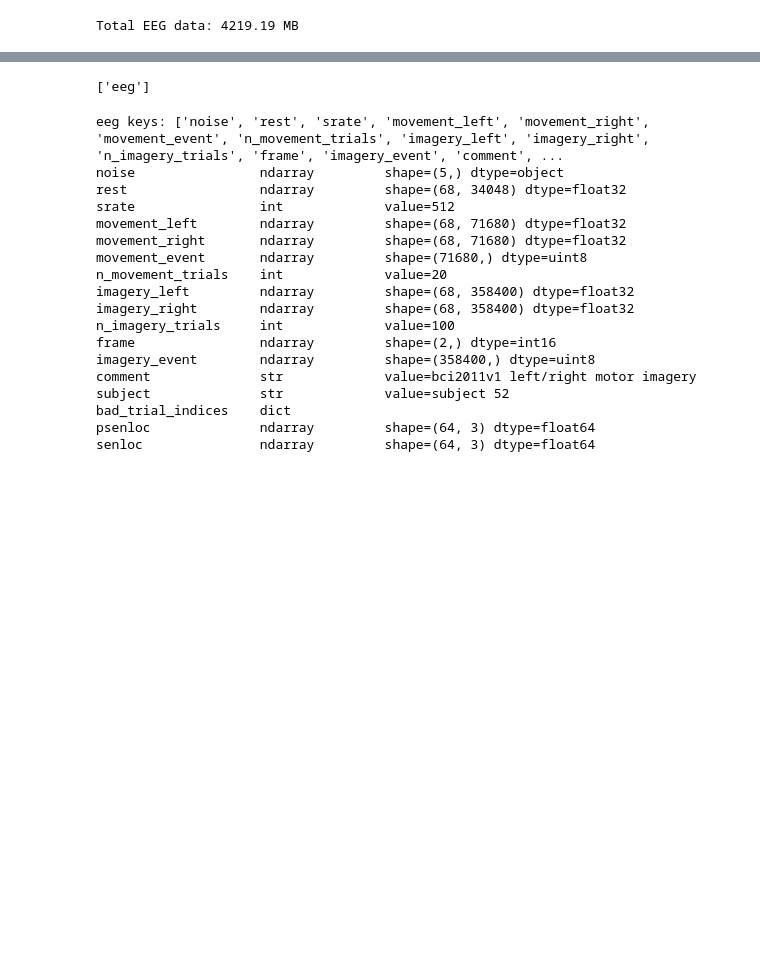
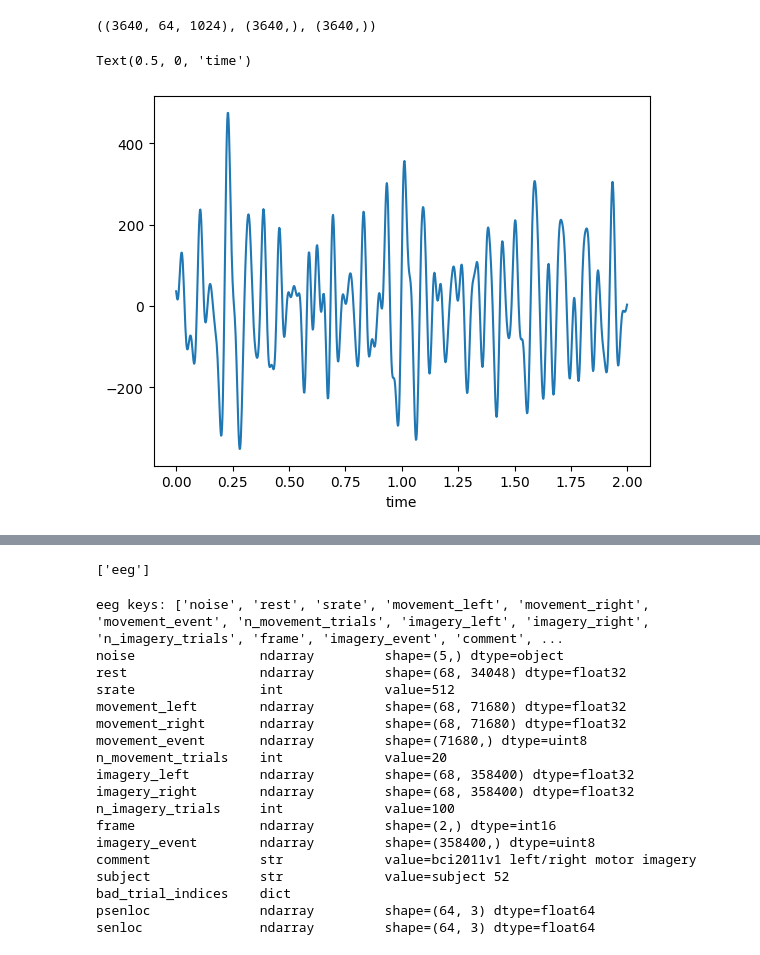
Before and after one commit to annzb/eeg-mi-decoders, a Jupyter notebook: data/ds1.ipynb, the cells around one changed output, grey strips where cells are left out. Drawn from its saved outputs; the diff is of its cells as text; code cells hidden in the pictures; blank space fills up the shorter version.

```diff
--- a/data/ds1.ipynb
+++ b/data/ds1.ipynb
@@ -123,3 +211,5 @@ Total subject data (trial tensors only): 910.00 MB
 # %%
+X, Y, groups = ds.get_XY()
+X.shape, Y.shape, groups.shape
 # %% [output]
-Total EEG data: 4219.19 MB
+((3640, 64, 1024), (3640,), (3640,))
@@ -125,0 +245,9 @@ Total EEG data: 4219.19 MB
+# %%
+sample = X[0]
+n_channels, n_samples = sample.shape
+t = np.arange(n_samples) / 512
+plt.plot(t, sample[0])
+plt.xlabel('time')
+# %% [output]
+Text(0.5, 0, 'time')
+[figure, added]
```
Also changed, not shown: parts of 9 cells of this notebook.
